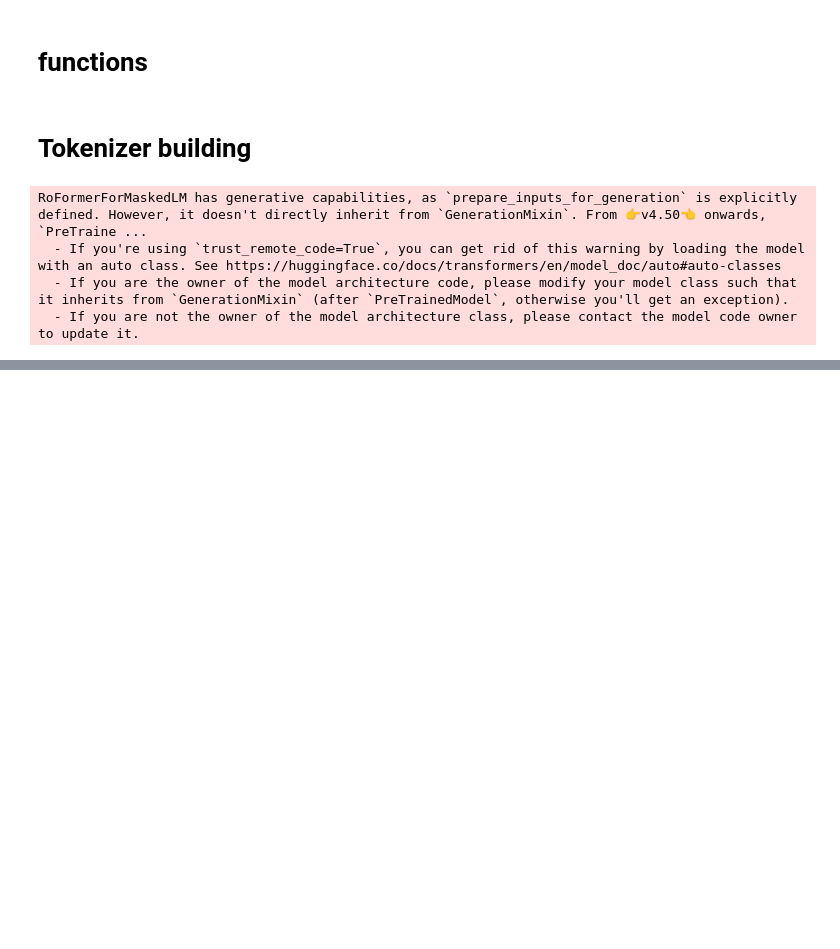
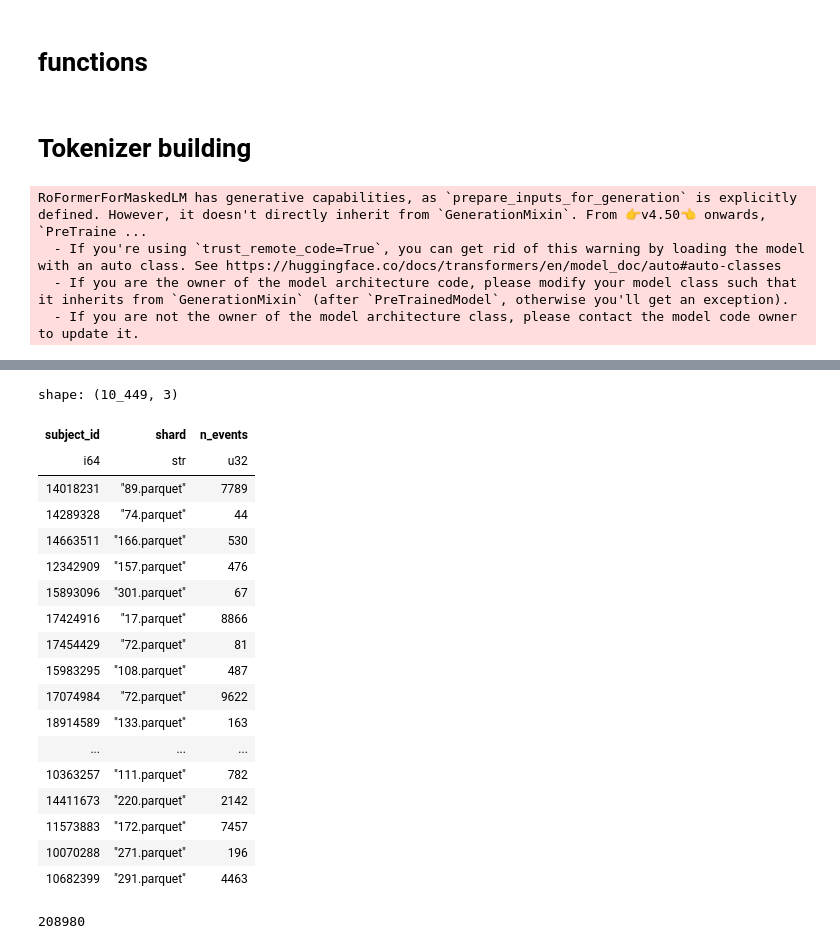
Before and after one commit to nyuad-cai/EHR-RAGp, a Jupyter notebook: notebooks/tokenization.ipynb, the cells around one changed output, grey strips where cells are left out. Drawn from its saved outputs; the diff is of its cells as text; code cells hidden in the pictures; blank space fills up the shorter version.

```diff
--- a/notebooks/tokenization.ipynb
+++ b/notebooks/tokenization.ipynb
@@ -1364,3 +1398,29 @@ RoFormerForMaskedLM has generative capabilities, as `prepare_inputs_for_generati
+# %%
+b
+# %% [output]
+shape: (10_449, 3)
+| subject_id | shard | n_events |
+| i64 | str | u32 |
+| 14018231 | "89.parquet" | 7789 |
+| 14289328 | "74.parquet" | 44 |
+| 14663511 | "166.parquet" | 530 |
+| 12342909 | "157.parquet" | 476 |
+| 15893096 | "301.parquet" | 67 |
+| 17424916 | "17.parquet" | 8866 |
+| 17454429 | "72.parquet" | 81 |
+| 15983295 | "108.parquet" | 487 |
+| 17074984 | "72.parquet" | 9622 |
+| 18914589 | "133.parquet" | 163 |
+| ... | ... | ... |
+| 10363257 | "111.parquet" | 782 |
+| 14411673 | "220.parquet" | 2142 |
+| 11573883 | "172.parquet" | 7457 |
+| 10070288 | "271.parquet" | 196 |
+| 10682399 | "291.parquet" | 4463 |
+# %%
+198_531 + 10_449
+# %% [output]
+208980
 # %%
 from __future__ import annotations
 from pathlib import Path
```
Also changed, not shown: parts of 9 cells of this notebook, 8 other files.
